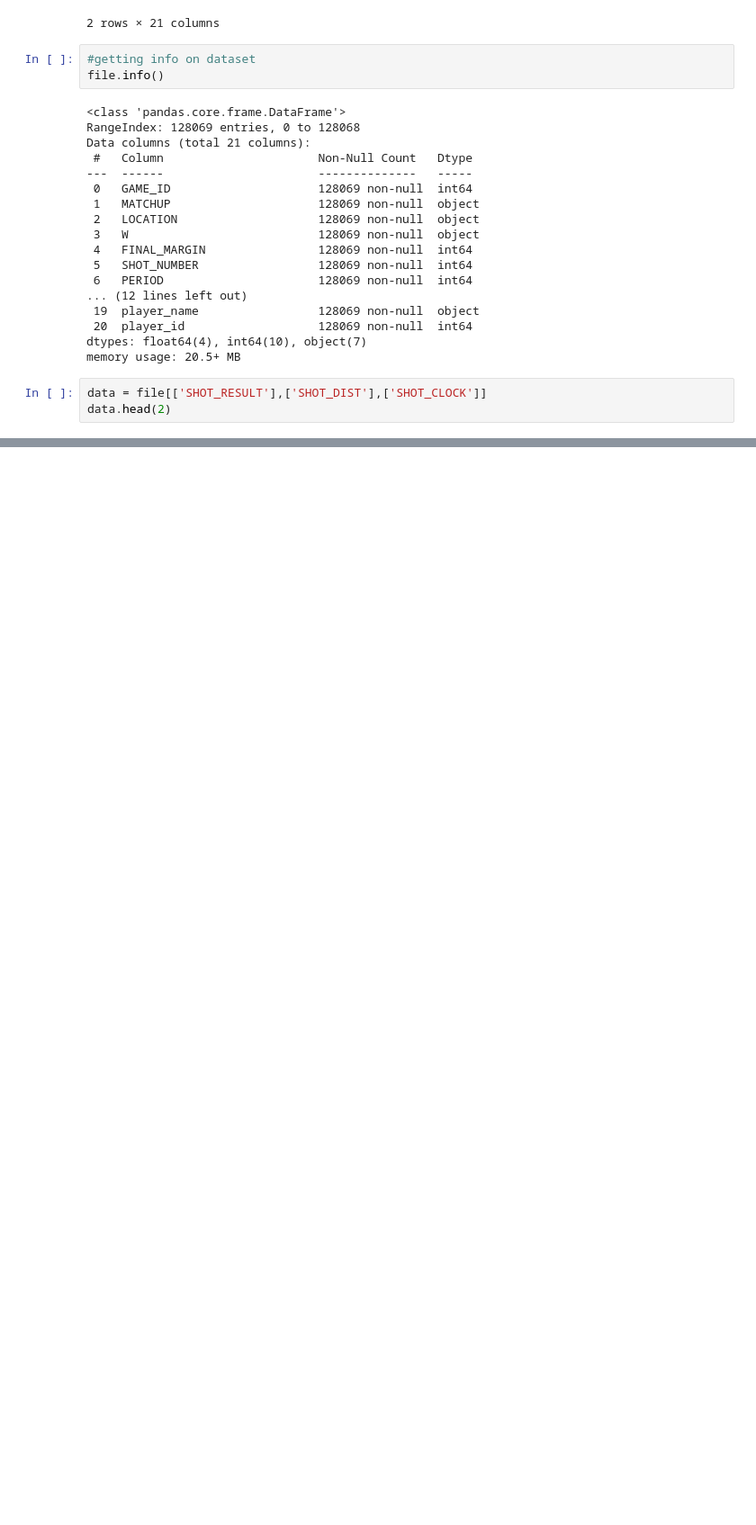
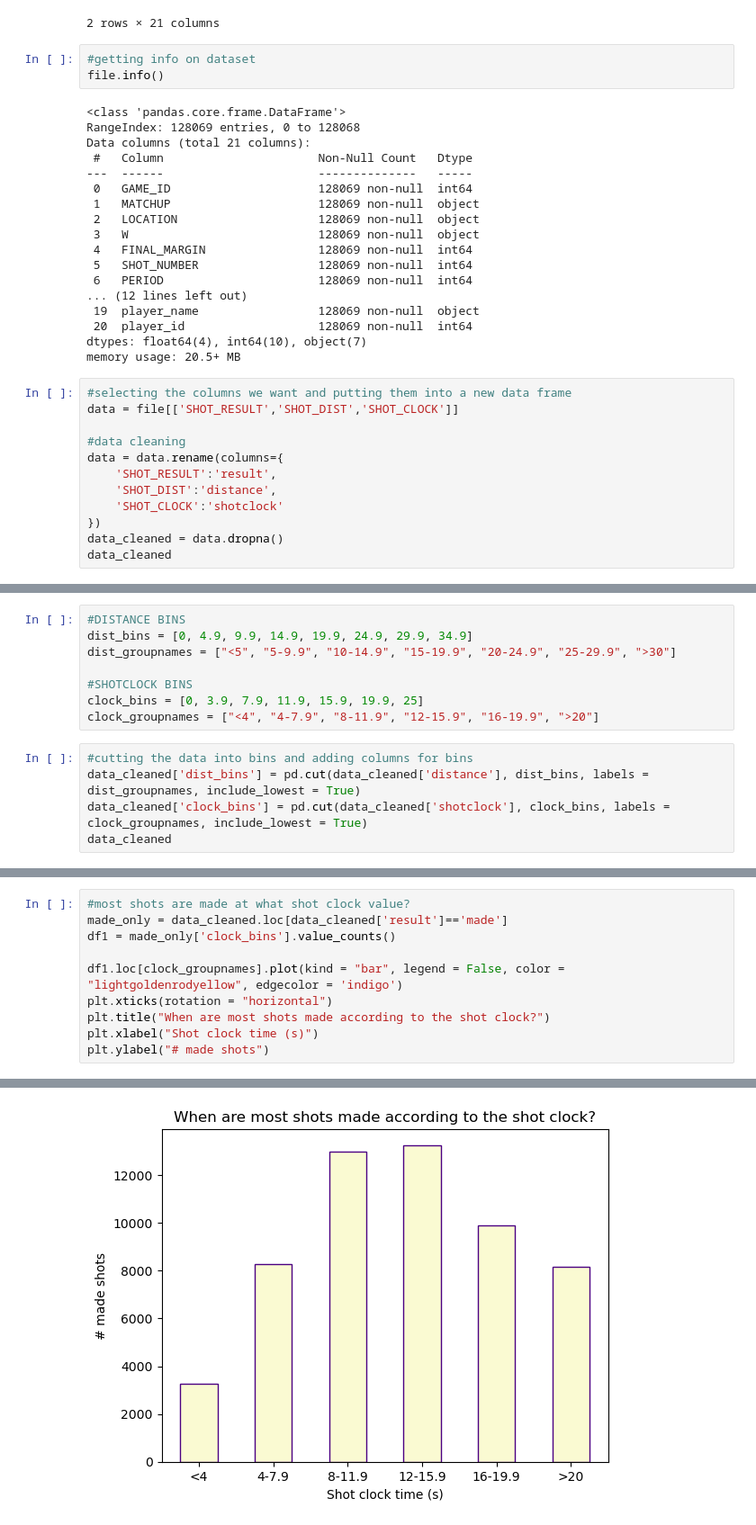
Before and after one commit to bearstmichael/proj1-group-3, a Jupyter notebook: nav.ipynb, the cells around one changed output, grey strips where cells are left out. Shown at 90% size. Saved outputs shown, nothing was run; the diff lists cells and outputs as text; blank space fills up the shorter version.

```diff
--- a/nav.ipynb
+++ b/nav.ipynb
@@ -35,6 +35,15 @@ Data columns (total 21 columns):
 dtypes: float64(4), int64(10), object(7)
 memory usage: 20.5+ MB
 # %%
-data = file[['SHOT_RESULT'],['SHOT_DIST'],['SHOT_CLOCK']]
-data.head(2)
+#selecting the columns we want and putting them into a new data frame
+data = file[['SHOT_RESULT','SHOT_DIST','SHOT_CLOCK']]
+
+#data cleaning
+data = data.rename(columns={
+    'SHOT_RESULT':'result',
+    'SHOT_DIST':'distance',
+    'SHOT_CLOCK':'shotclock'
+})
+data_cleaned = data.dropna()
+data_cleaned
 # %% [output]
@@ -41,0 +83,13 @@ InvalidIndexError: (['SHOT_RESULT'], ['SHOT_DIST'], ['SHOT_CLOCK'])
+# %%
+#DISTANCE BINS
+dist_bins = [0, 4.9, 9.9, 14.9, 19.9, 24.9, 29.9, 34.9]
+dist_groupnames = ["<5", "5-9.9", "10-14.9", "15-19.9", "20-24.9", "25-29.9", ">30"]
+
+#SHOTCLOCK BINS
+clock_bins = [0, 3.9, 7.9, 11.9, 15.9, 19.9, 25]
+clock_groupnames = ["<4", "4-7.9", "8-11.9", "12-15.9", "16-19.9", ">20"]
+# %%
+#cutting the data into bins and adding columns for bins
+data_cleaned['dist_bins'] = pd.cut(data_cleaned['distance'], dist_bins, labels = dist_groupnames, include_lowest = True)
+data_cleaned['clock_bins'] = pd.cut(data_cleaned['shotclock'], clock_bins, labels = clock_groupnames, include_lowest = True)
+data_cleaned
@@ -41,0 +120,11 @@ InvalidIndexError: (['SHOT_RESULT'], ['SHOT_DIST'], ['SHOT_CLOCK'])
+# %%
+#most shots are made at what shot clock value?
+made_only = data_cleaned.loc[data_cleaned['result']=='made']
+df1 = made_only['clock_bins'].value_counts()
+
+df1.loc[clock_groupnames].plot(kind = "bar", legend = False, color = "lightgoldenrodyellow", edgecolor = 'indigo')
+plt.xticks(rotation = "horizontal")
+plt.title("When are most shots made according to the shot clock?")
+plt.xlabel("Shot clock time (s)")
+plt.ylabel("# made shots")
+# %% [output]
@@ -41,0 +132 @@ InvalidIndexError: (['SHOT_RESULT'], ['SHOT_DIST'], ['SHOT_CLOCK'])
+[figure, added]
```
Also changed, not shown: parts of 9 cells of this notebook.
